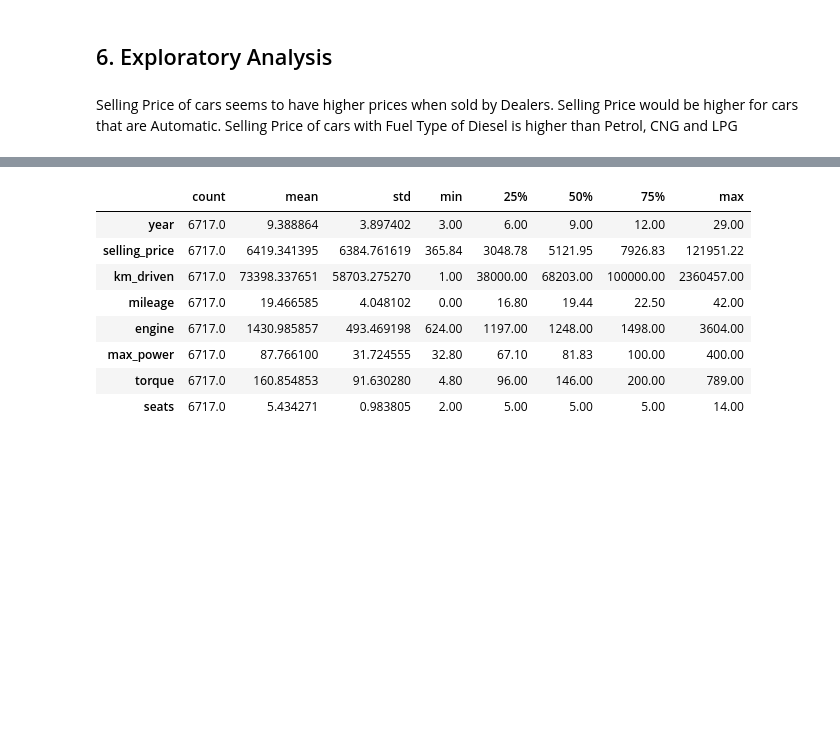
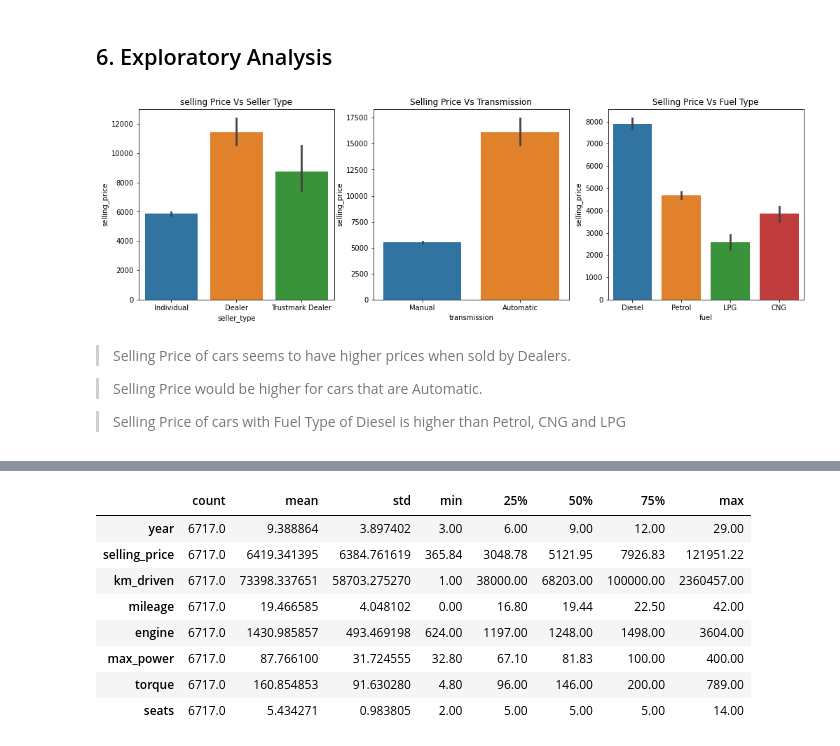
Before and after one commit to Wachira-2030/used-car-price-prediction, a Jupyter notebook: index.ipynb, the cells around one changed output, grey strips where cells are left out. Drawn from its saved outputs; the diff is of its cells as text; code cells hidden in the pictures; blank space fills up the shorter version.

```diff
--- a/index.ipynb
+++ b/index.ipynb
@@ -290,24 +305,29 @@ dtype: int64
 
 ## 6. Exploratory Analysis
 # %%
-# plt.figure(figsize=[17,5])
-# plt.subplot(1,3,1)
-# sns.barplot(car_df['seller_type'], car_df['selling_price'])
-# plt.title('selling Price Vs Seller Type')
+#visualizing distribution of seller types
+plt.figure(figsize=[17,5])
+plt.subplot(1,3,1)
+sns.barplot(car_df['seller_type'], car_df['selling_price'])
+plt.title('selling Price Vs Seller Type')
+#visualizing distribution of transmission types
+plt.subplot(1,3,2)
+sns.barplot(car_df['transmission'],car_df['selling_price'])
+plt.title('Selling Price Vs Transmission')
+#visualizing distribution of fuel types.
+plt.subplot(1,3,3)
+sns.barplot(car_df['fuel'],car_df['selling_price'])
+plt.title('Selling Price Vs Fuel Type')
 
-# plt.subplot(1,3,2)
-# sns.barplot(car_df1['transmission'],car_df['selling_price'])
-# plt.title('Selling Price Vs Transmission')
-
-# plt.subplot(1,3,3)
-# sns.barplot(car_df['fuel'],car_df['selling_price'])
-# plt.title('Selling Price Vs Fuel Type')
-
-# plt.show()
+plt.show()
+# %% [output]
+[figure, added]
 # %% [markdown]
-Selling Price of cars seems to have higher prices when sold by Dealers.
-Selling Price would be higher for cars that are Automatic.
-Selling Price of cars with Fuel Type of Diesel is higher than Petrol, CNG  and LPG
+> Selling Price of cars seems to have higher prices when sold by Dealers.
+
+> Selling Price would be higher for cars that are Automatic.
+
+> Selling Price of cars with Fuel Type of Diesel is higher than Petrol, CNG  and LPG
 # %%
 #correlation between selling_price and seats
 sns.stripplot(data=car_df, x=car_df['seats'], y=car_df['selling_price']);
```
Also changed, not shown: parts of 94 cells of this notebook.
